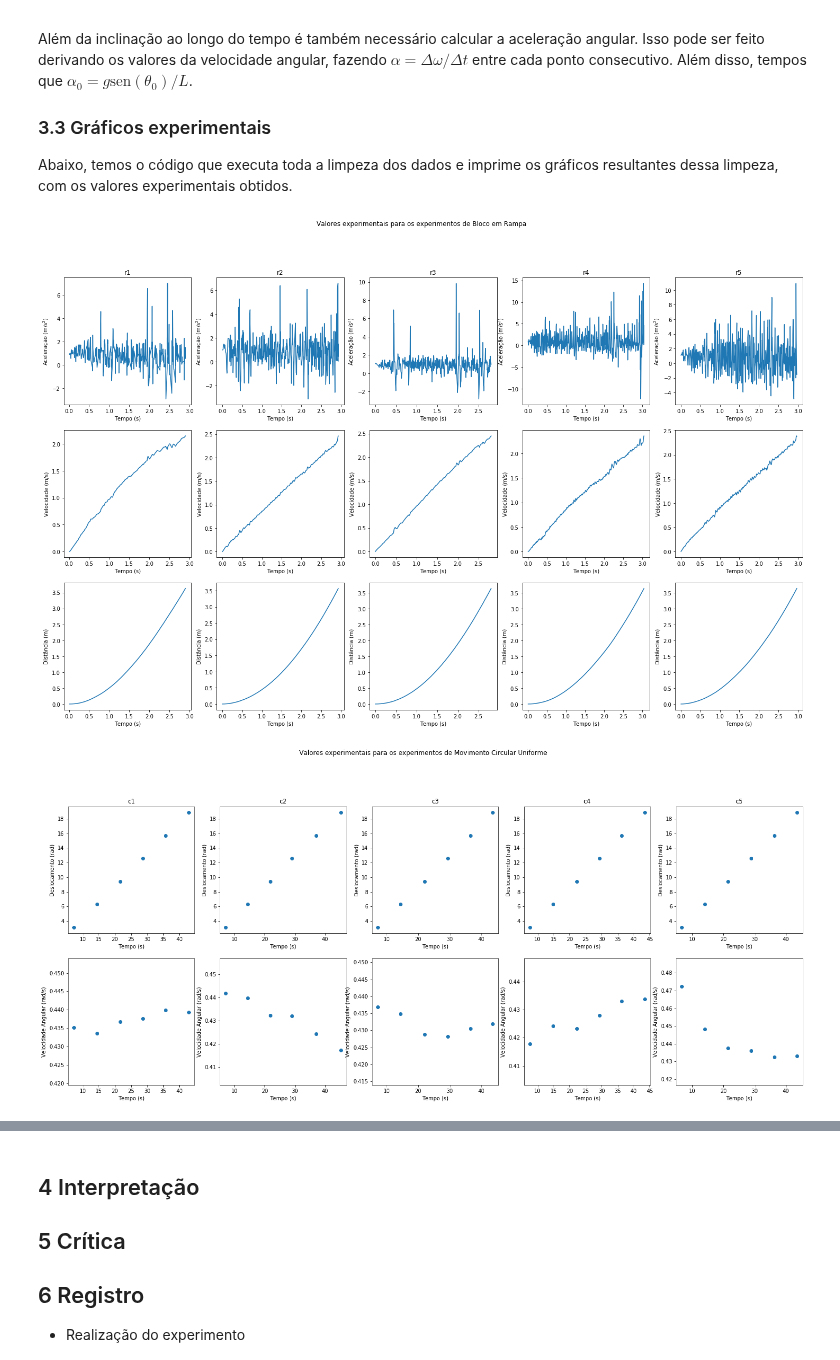
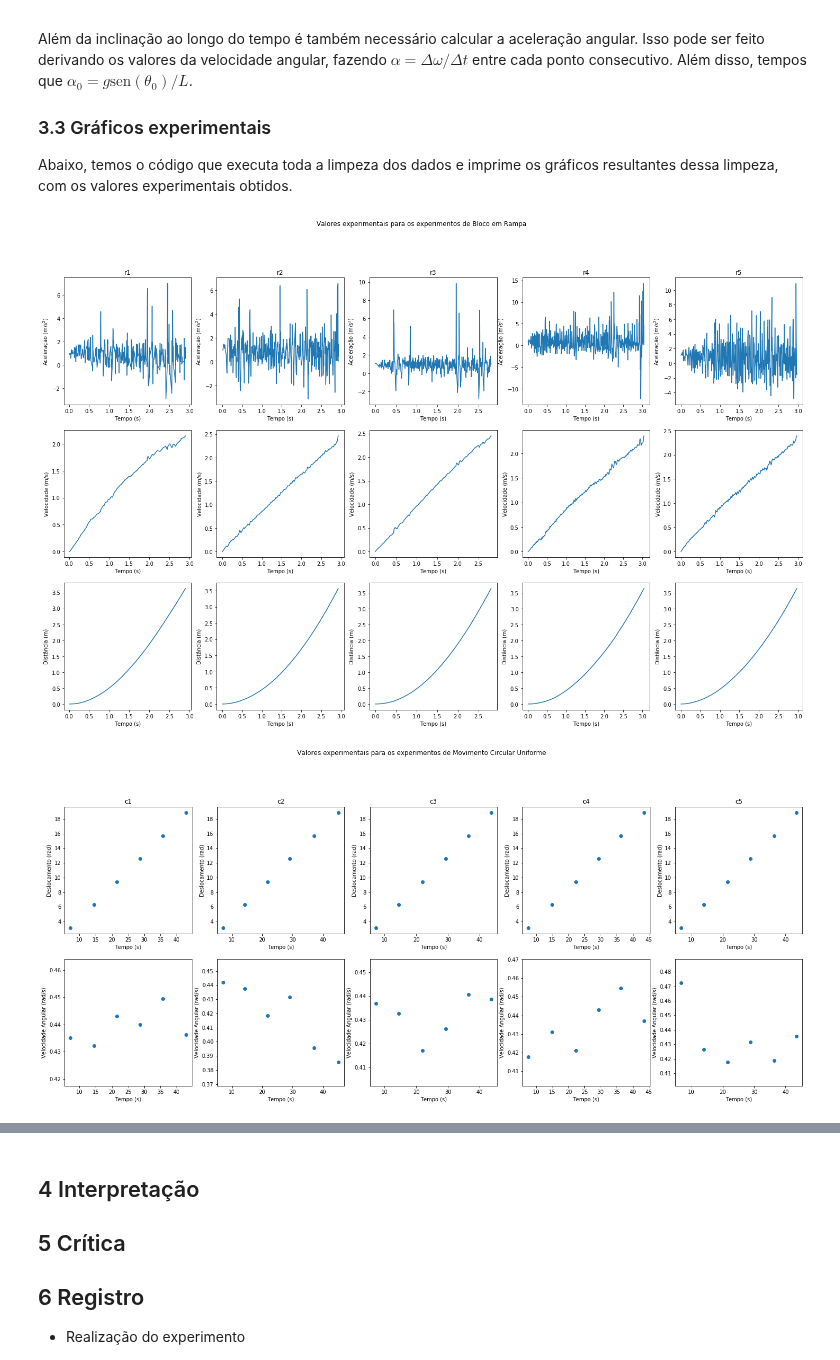
Before and after one commit to VitorSerio/MAC0209--EP1, a Jupyter notebook: EP2/Relatorio.ipynb, the cells around one changed output, grey strips where cells are left out. Cells and saved outputs as stored; diff of their text form; code cells hidden in the pictures.

```diff
--- a/EP2/Relatorio.ipynb
+++ b/EP2/Relatorio.ipynb
@@ -288,6 +256,12 @@ for i in range(5):
 ############### MCU ###############
 R = 2.1                     # raio (m)
 t = pd.read_csv('mcu.csv')  # tabela com os dados dos tempos das voltas
+c = []                      # lista para armazenar os tempos medidos pra cada experimento
+
+for i in range(5):
+    c.append(t.loc[t['rep'] == i+1])
+    c[i] = c[i].reset_index()
+    c[i] = c[i].filter(items=['time', 'theta'])
 
 ############# Pêndulo #############
 l = 0.823                               # comprimento das cordas                     (m)
@@ -387,16 +363,14 @@ for i in range(5):
 ############### MCU ###############
 
 for i in range(5):
-    k = 6*i
-    t['theta'][k] = 1*math.pi
-    t['theta'][k+1] = 2*math.pi
-    for j in range(2):
-        k += 2*j
-        t['theta'][k + 2] = 1*math.pi + t['theta'][k + 1]
-        t['theta'][k + 3] = 2*math.pi + t['theta'][k + 1]
-        t['temps'][k + 2] += t['temps'][k + 1]
-        t['temps'][k + 3] += t['temps'][k + 1]
-t['w'] = t['theta'] / t['temps']
+    c[i]['theta'][0] = 1*math.pi
+    c[i]['theta'][1] = 2*math.pi
+    for j in [2, 4]:
+        c[i]['theta'][j] = (j+1)*math.pi
+        c[i]['theta'][j+1] = (j+2)*math.pi
+        c[i]['time'][j] += c[i]['time'][j-1]
+        c[i]['time'][j+1] += c[i]['time'][j-1]
+    c[i]['w'] = derivate(c[i]['time'], c[i]['theta'], y0 = c[i]['theta'][0] / c[i]['time'][0])
 
 ############# Pêndulo #############
 
@@ -450,41 +424,40 @@ plt.show()
 plt.figure(figsize = (25, 15), facecolor = '#FFFFFF')
 plt.suptitle('Valores experimentais para os experimentos de Movimento Circular Uniforme')
 for i in range(5):
-    ti = t.loc[t['rep'] == i+1]
     plt.subplot(3, 5, i+1)
-    plt.scatter(ti['temps'], ti['theta'])
+    plt.scatter(c[i]['time'], c[i]['theta'])
     plt.xlabel('Tempo (s)')
     plt.ylabel('Deslocamento (rad)')
     plt.title('c' + str(i+1))
 
     plt.subplot(3, 5, i+6)
-    plt.scatter(ti['temps'], ti['w'])
+    plt.scatter(c[i]['time'], c[i]['w'])
     plt.xlabel('Tempo (s)')
     plt.ylabel('Velocidade Angular (rad/s)')
 plt.show()
 
 ############# Pêndulo #############
 
 plt.figure(figsize = (25, 10), facecolor = '#FFFFFF')
 plt.suptitle('Valores experimentais para os experimentos de Movimento Pendular')
 for i in range(5):
     plt.subplot(3, 5, i+1)
     plt.plot(p[i]['time'], p[i]['a'])
     plt.xlabel('Tempo (s)')
     plt.ylabel(r'Aceleração Angular (rad/s$^2$)')
     plt.title('p' + str(i+1))
 
     plt.subplot(3, 5, i+6)
     plt.plot(p[i]['time'], p[i]['wx'])
     plt.xlabel('Tempo (s)')
     plt.ylabel('Velocidade Angular (rad/s)')
 
     plt.subplot(3, 5, i+11)
     plt.plot(p[i]['time'], p[i]['theta'])
     plt.xlabel('Tempo (s)')
     plt.ylabel('Distância Angular (rad)')
 plt.show()
 # %% [output]
 [figure]
-[figure, old version]
+[figure, new version]
 [figure]
```
Also changed, not shown: parts of 3 cells of this notebook, 2 other files.
